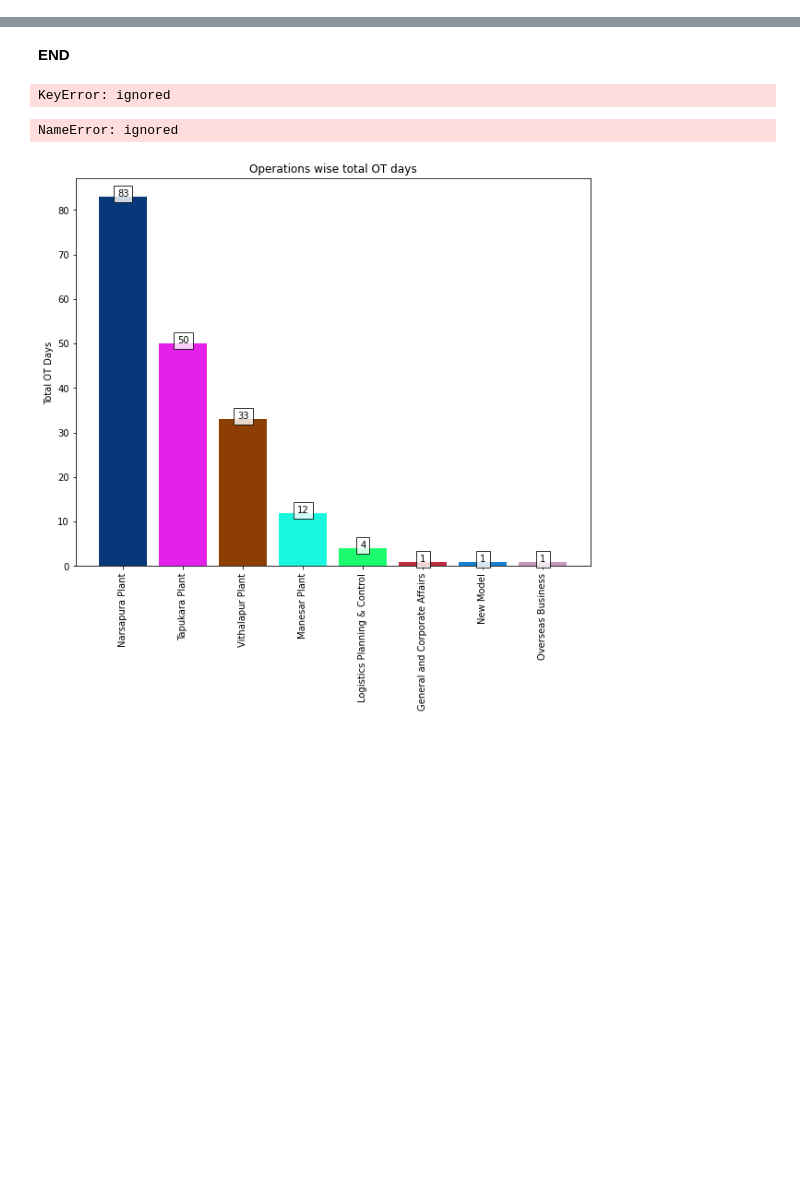
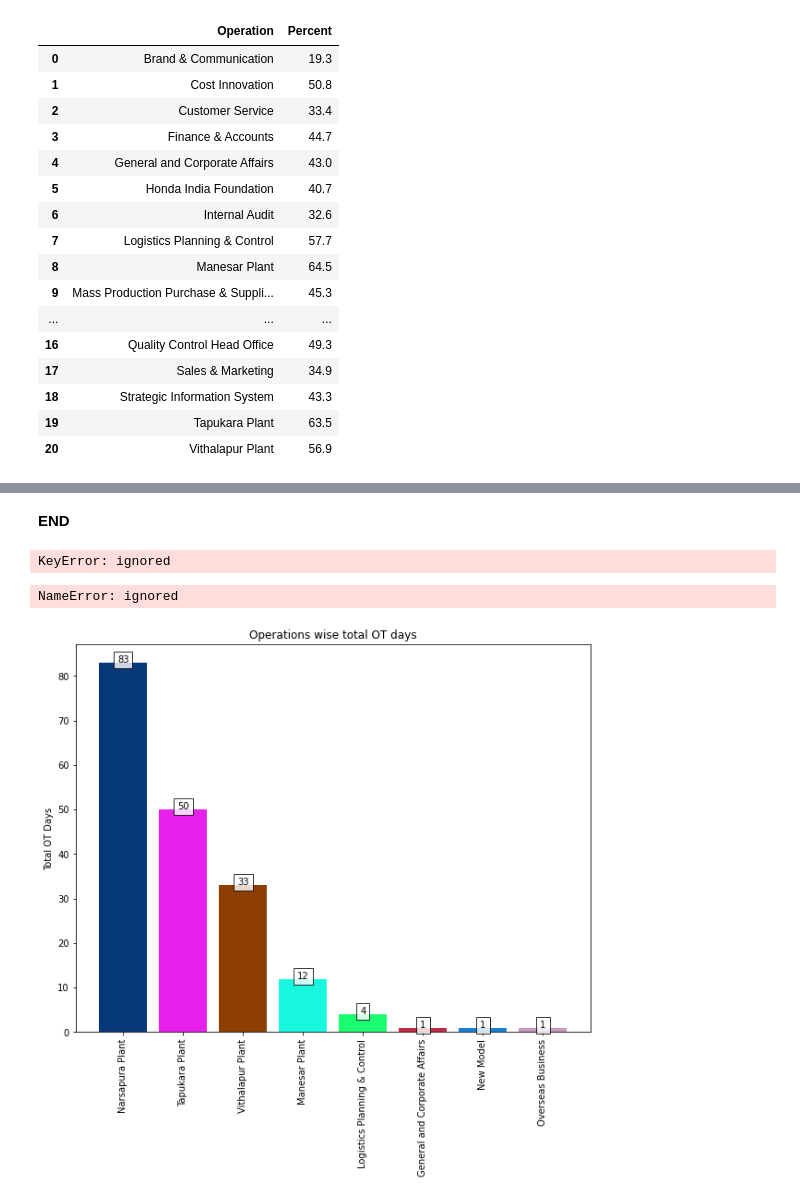
Before and after one commit to kartikeyahl/MS_analysis, a Jupyter notebook: WFOlatest.ipynb, the cells around one changed output, grey strips where cells are left out. Cells and saved outputs as stored; diff of their text form; code cells hidden in the pictures; blank space fills up the shorter version.

```diff
--- a/WFOlatest.ipynb
+++ b/WFOlatest.ipynb
@@ -319 +373,21 @@ result_wfo_operation.iloc[0]['Percent']
+# %%
+result_wfo_operation
+# %% [output]
+|  | Operation | Percent |
+| 0 | Brand & Communication | 19.3 |
+| 1 | Cost Innovation | 50.8 |
+| 2 | Customer Service | 33.4 |
+| 3 | Finance & Accounts | 44.7 |
+| 4 | General and Corporate Affairs | 43.0 |
+| 5 | Honda India Foundation | 40.7 |
+| 6 | Internal Audit | 32.6 |
+| 7 | Logistics Planning & Control | 57.7 |
+| 8 | Manesar Plant | 64.5 |
+| 9 | Mass Production Purchase & Suppli... | 45.3 |
+| ... | ... | ... |
+| 16 | Quality Control Head Office | 49.3 |
+| 17 | Sales & Marketing | 34.9 |
+| 18 | Strategic Information System | 43.3 |
+| 19 | Tapukara Plant | 63.5 |
+| 20 | Vithalapur Plant | 56.9 |
 # %%
```
Also changed, not shown: parts of 12 cells of this notebook.
